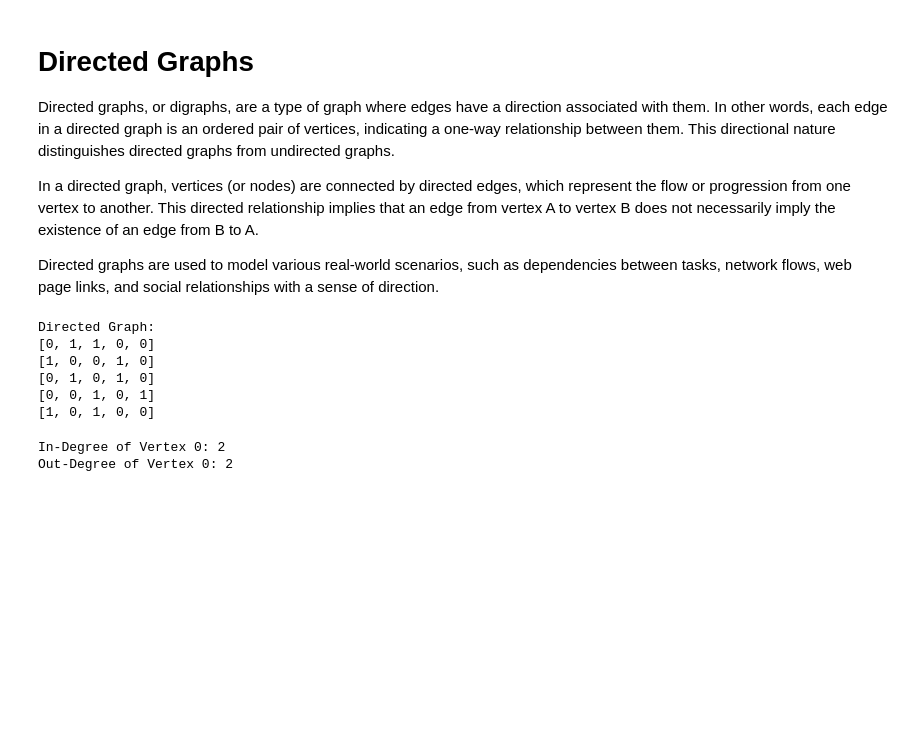
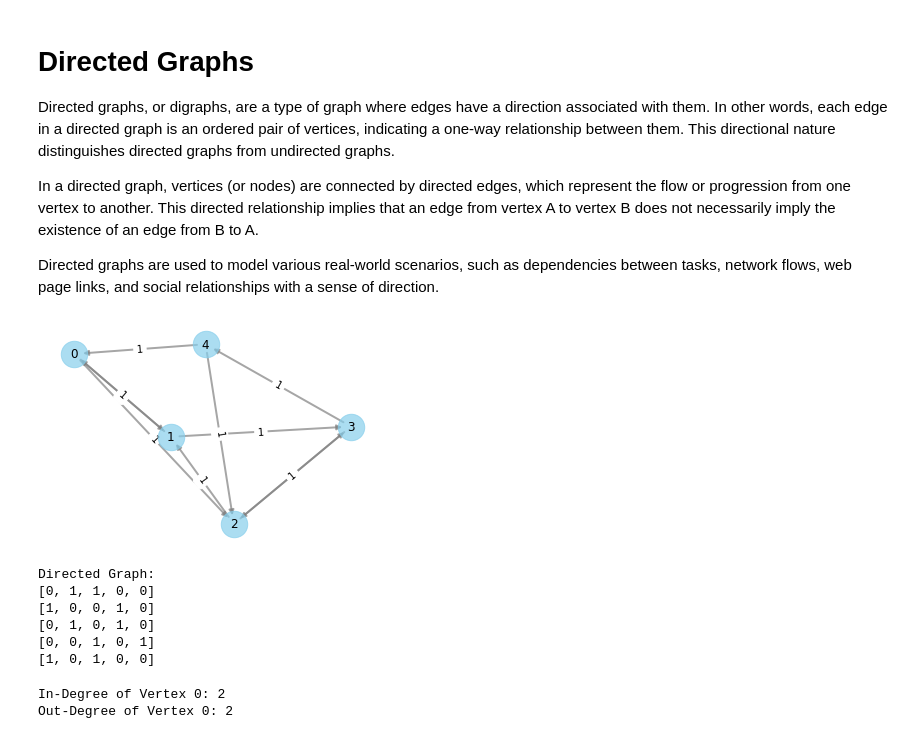
Before and after one commit to Muhammad-Sheraz-ds/Data-Structures-and-Algorithms-in-Python, a Jupyter notebook: Graphs/Adjacent Matrices Method/Directed Graphs Ajacent Matrices.ipynb, the cells around one changed output. Drawn from its saved outputs; the diff is of its cells as text; code cells hidden in the pictures; blank space fills up the shorter version.

Commit message:
Graph code updated

```diff
--- a/Graphs/Adjacent Matrices Method/Directed Graphs Ajacent Matrices.ipynb
+++ b/Graphs/Adjacent Matrices Method/Directed Graphs Ajacent Matrices.ipynb
@@ -7,6 +7,9 @@ In a directed graph, vertices (or nodes) are connected by directed edges, which
 
 Directed graphs are used to model various real-world scenarios, such as dependencies between tasks, network flows, web page links, and social relationships with a sense of direction.
 # %%
+import networkx as nx
+import matplotlib.pyplot as plt
+
 class DirectedGraph:
     def __init__(self, no_of_vertices):
         self.no_of_vertices = no_of_vertices
@@ -65,31 +68,63 @@ class DirectedGraph:
         for i in range(self.no_of_vertices):
             out_degree_count += self.adj_matrix[vertex][i]
         return out_degree_count
+
+    def visualize_graph(self):
+        G = nx.DiGraph()
+
+        for i in range(self.no_of_vertices):
+            G.add_node(i)
+
+        for i in range(self.no_of_vertices):
+            for j in range(self.no_of_vertices):
+                if self.adj_matrix[i][j] > 0:
+                    G.add_edge(i, j, weight=self.adj_matrix[i][j])
+
+        pos = nx.spring_layout(G)
+
+        # Draw nodes with custom attributes
+        nx.draw_networkx_nodes(G, pos, node_size=700, node_color='skyblue', alpha=0.7)
+
+        # Draw edges with custom attributes
+        nx.draw_networkx_edges(G, pos, width=2, edge_color='gray', alpha=0.7)
+
+        # Draw labels
+        nx.draw_networkx_labels(G, pos, font_size=12, font_color='black')
+
+        # Draw edge labels
+        edge_labels = {(i, j): self.adj_matrix[i][j] for i in range(self.no_of_vertices) for j in range(self.no_of_vertices) if self.adj_matrix[i][j] > 0}
+        nx.draw_networkx_edge_labels(G, pos, edge_labels=edge_labels)
+
+
+        plt.axis('off')
+        plt.show()
 # %%
 graph = DirectedGraph(5)
 # %%
 graph.add_edge(0, 1)
 graph.add_edge(0, 2)
 graph.add_edge(1, 3)
 graph.add_edge(2, 3)
 graph.add_edge(3, 4)
-
 # Adding more edges
 graph.add_edge(4, 0)
 graph.add_edge(2, 1)
 graph.add_edge(4, 2)
 graph.add_edge(1, 0)
 graph.add_edge(3, 2)
-
-print("Directed Graph:")
-graph.display()
+graph.visualize_graph()
 # %% [output]
-Directed Graph:
-[0, 1, 1, 0, 0]
-[1, 0, 0, 1, 0]
-[0, 1, 0, 1, 0]
-[0, 0, 1, 0, 1]
-[1, 0, 1, 0, 0]
+[figure, added]
+# %%
+print("Directed Graph:")
+graph.display()
+# %% [output]
+Directed Graph:
+[0, 1, 1, 0, 0]
+[1, 0, 0, 1, 0]
+[0, 1, 0, 1, 0]
+[0, 0, 1, 0, 1]
+[1, 0, 1, 0, 0]
 # %%
 vertex = 0
 in_degree = graph.in_degree(vertex)
```
Also changed, not shown: parts of 4 cells of this notebook, 18 other files.
